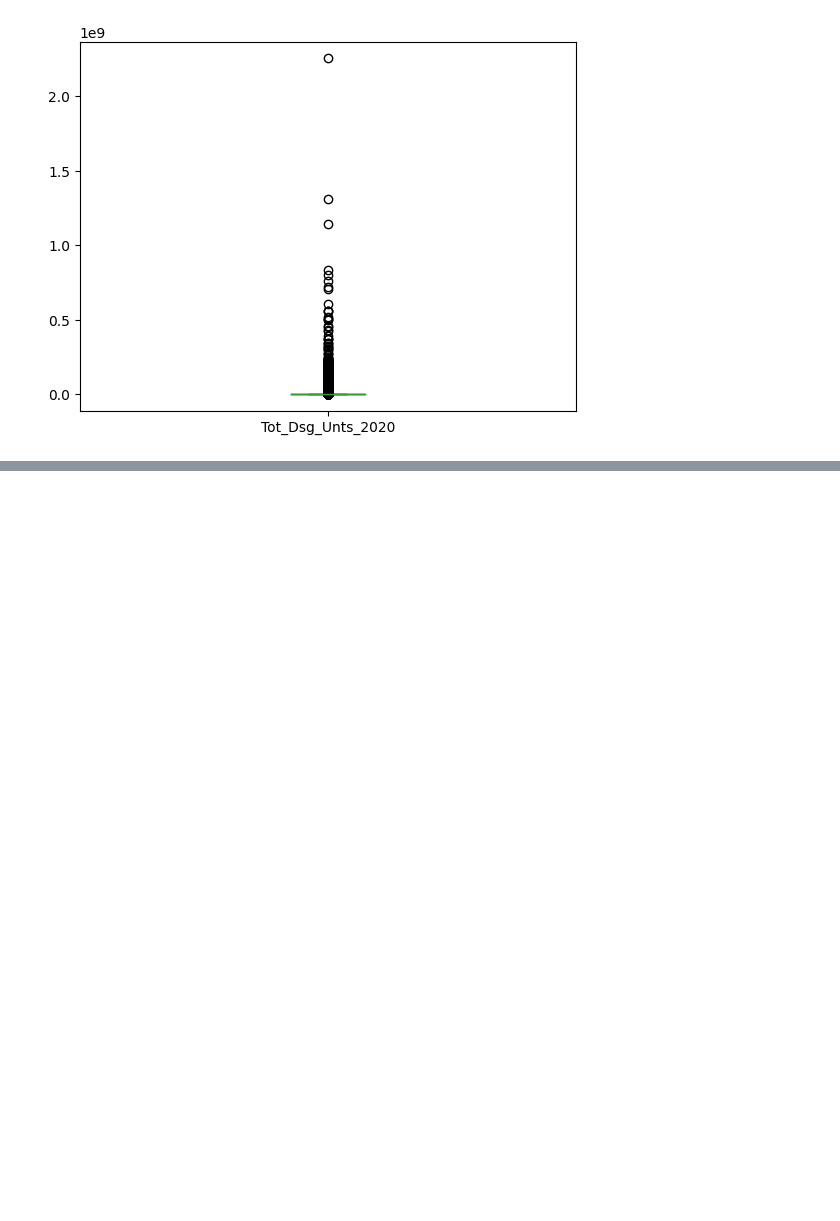
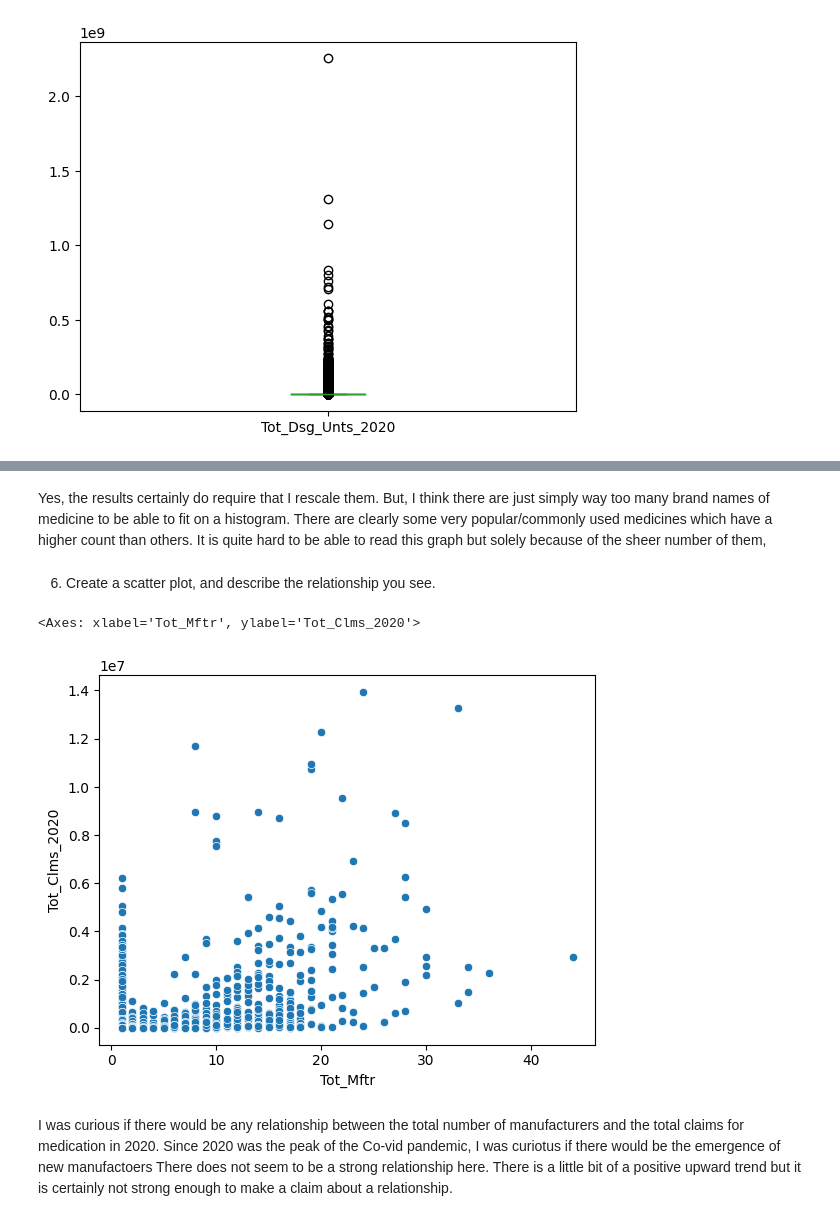
Before and after one commit to brithoang1/visualization, a Jupyter notebook: assignment/assignment.ipynb, the cells around one changed output, grey strips where cells are left out. Saved outputs shown, nothing was run; the diff lists cells and outputs as text; code cells hidden in the pictures; blank space fills up the shorter version.

```diff
--- a/assignment/assignment.ipynb
+++ b/assignment/assignment.ipynb
@@ -363,0 +359,12 @@ ValueError: Could not interpret value `` for `x`. An entry with this name does n
+# %% [markdown]
+Yes, the results certainly do require that I rescale them. But, I think there are just simply way too many brand names of medicine to be able to fit on a histogram. There are clearly some very popular/commonly used medicines which have a higher count than others. It is quite hard to be able to read this graph but solely because of the sheer number of them,
+# %% [markdown]
+6. Create a scatter plot, and describe the relationship you see.
+# %%
+sns.scatterplot(data=df2,x='Tot_Mftr',y='Tot_Clms_2020')
+# %% [output]
+<Axes: xlabel='Tot_Mftr', ylabel='Tot_Clms_2020'>
+[figure, added]
+# %% [markdown]
+I was curious if there would be any relationship between the total number of manufacturers and the total claims for medication in 2020. Since 2020 was the peak of the Co-vid pandemic, I was curiotus if there would be the emergence of new manufactoers
+There does not seem to be a strong relationship here. There is a little bit of a positive upward trend but it is certainly not strong enough to make a claim about a relationship.
```
Also changed, not shown: parts of 6 cells of this notebook.
